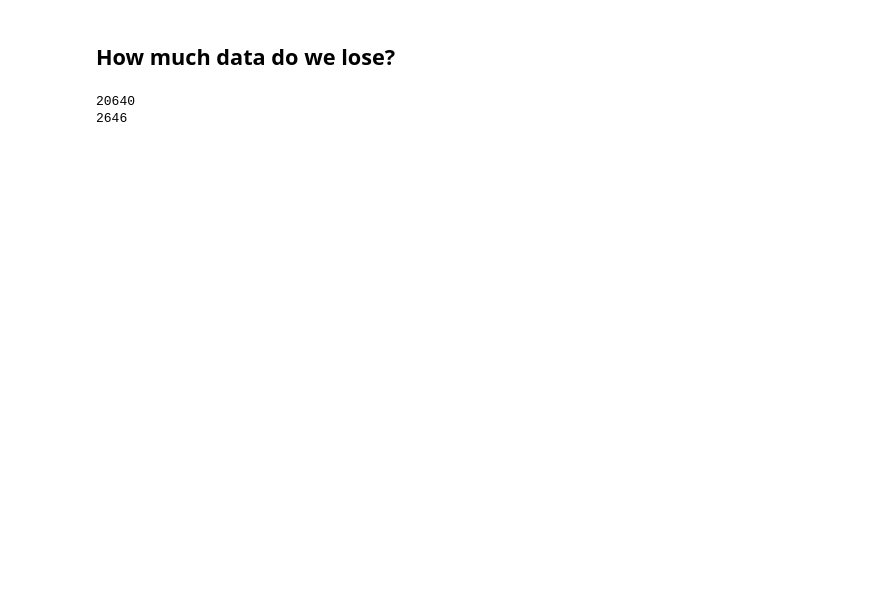
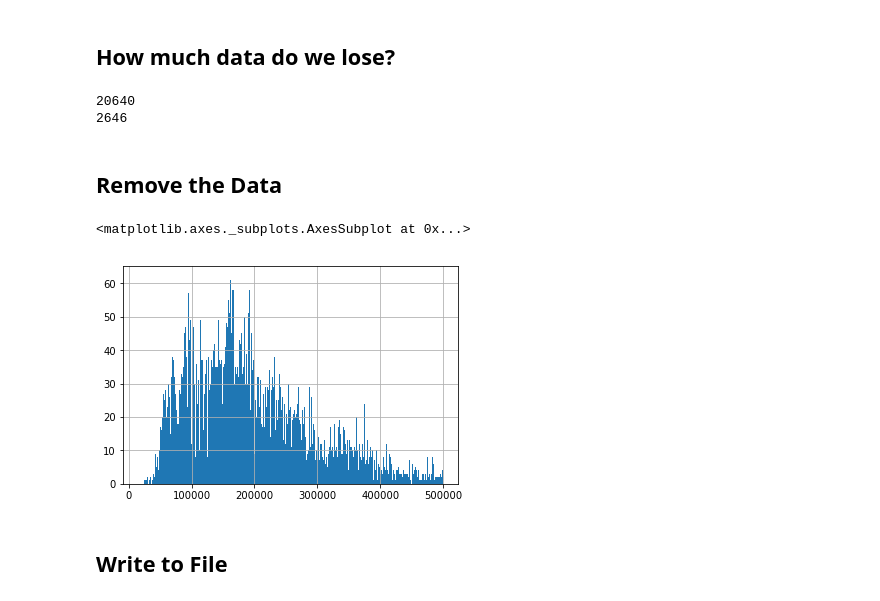
Before and after one commit to barrymoo/hands-on-ml, a Jupyter notebook: chapter2/Cleaning the Data.ipynb, the cells around one changed output. Saved outputs shown, nothing was run; the diff lists cells and outputs as text; code cells hidden in the pictures; blank space fills up the shorter version.

```diff
--- a/chapter2/Cleaning the Data.ipynb
+++ b/chapter2/Cleaning the Data.ipynb
@@ -79,4 +79,4 @@ What points to remove?
 
 A decent cutoff looks like a count of $\sim 25$
 # %%
-outliers[outliers >= 25]
+actual_outliers = outliers[outliers >= 25]
@@ -107,3 +89,17 @@ print(outliers[outliers >= 25].sum())
 # %% [output]
 20640
 2646
+# %% [markdown]
+Remove the Data
+---
+# %%
+for outlier in actual_outliers.keys():
+    housing = housing[housing.median_house_value != outlier]
+# %%
+housing["median_house_value"].hist(bins=1000)
+# %% [output]
+<matplotlib.axes._subplots.AxesSubplot at 0x...>
+[figure, added]
+# %% [markdown]
+Write to File
+---
```
Also changed, not shown: parts of 11 cells of this notebook, 4 other files.
